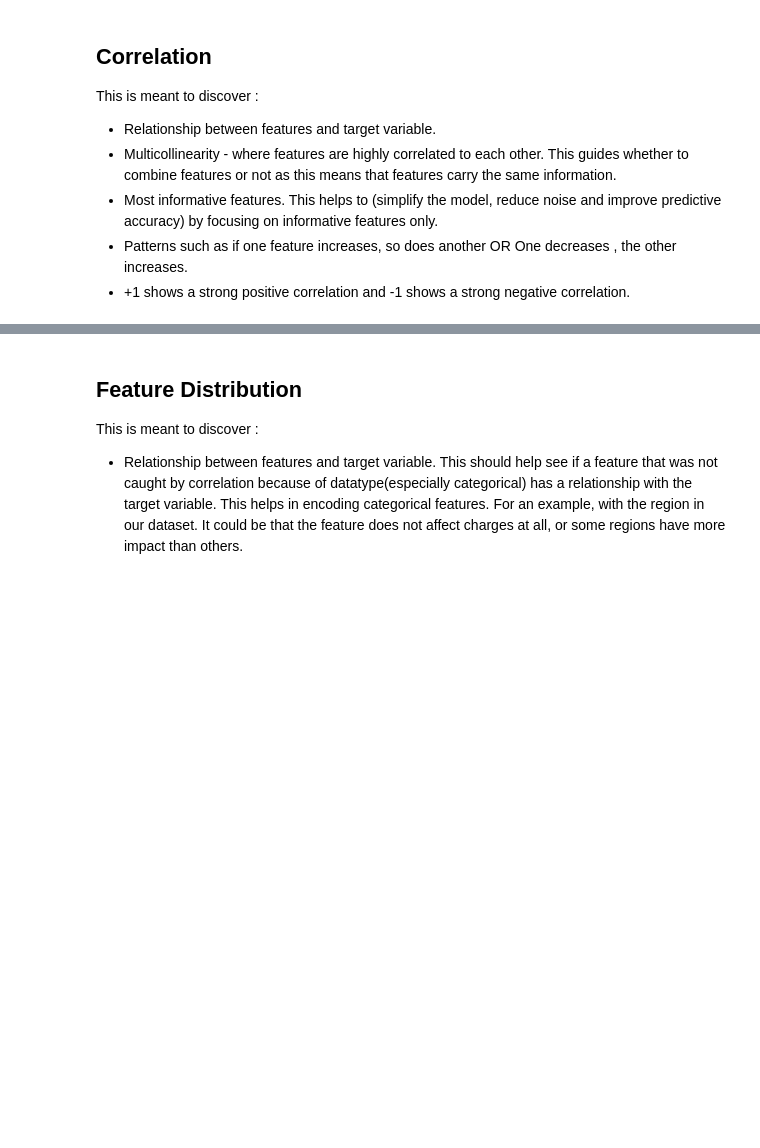
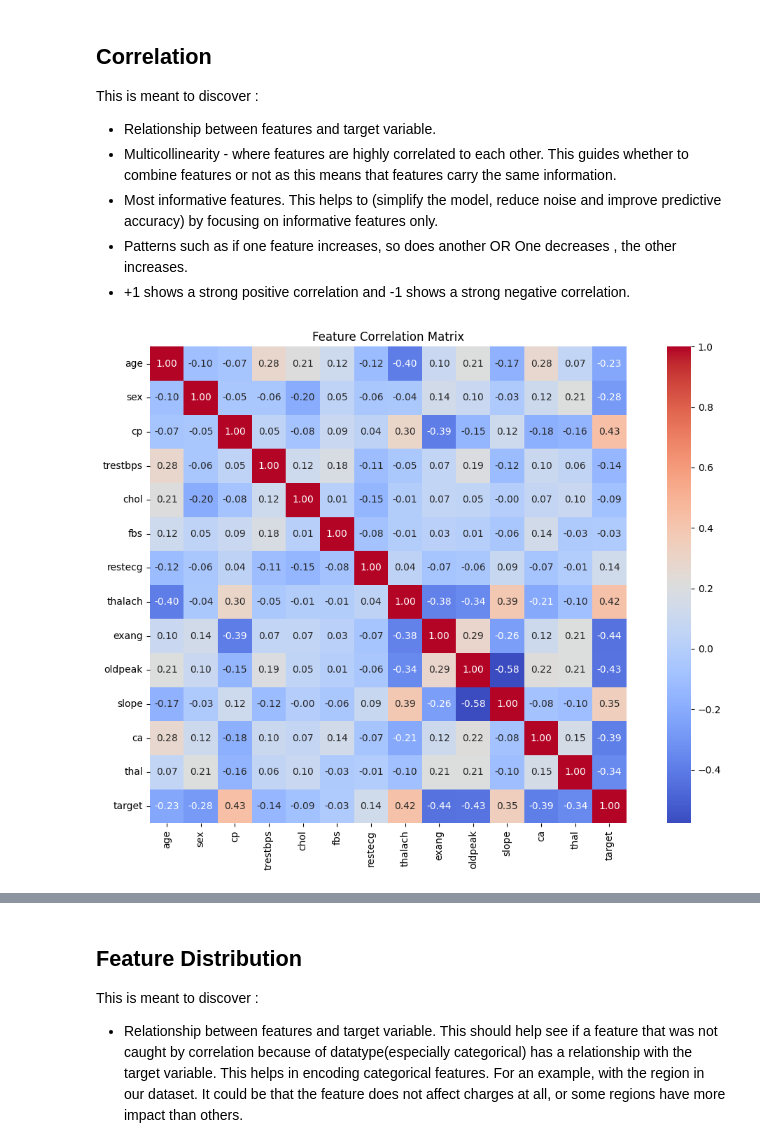
Before and after one commit to kwanda2426/projects, a Jupyter notebook: classification_lr.ipynb, the cells around one changed output, grey strips where cells are left out. Saved outputs shown, nothing was run; the diff lists cells and outputs as text; code cells hidden in the pictures; blank space fills up the shorter version.

```diff
--- a/classification_lr.ipynb
+++ b/classification_lr.ipynb
@@ -221,12 +221,15 @@ This is meant to discover :
 # %%
 import pandas as pd
 import seaborn as sns
 import matplotlib.pyplot as plt
 
 # Assuming df is your DataFrame
-correlation_matrix = df.corr(numeric_only=True)
+df_1 = df.copy()
+correlation_matrix = df_1.corr(numeric_only=True)
 plt.figure(figsize=(12, 8))
 sns.heatmap(correlation_matrix, annot=True, fmt=".2f", cmap="coolwarm", square=True)
 plt.title("Feature Correlation Matrix")
 plt.tight_layout()
 plt.show()
+# %% [output]
+[figure, added]
```
Also changed, not shown: parts of 8 cells of this notebook.
